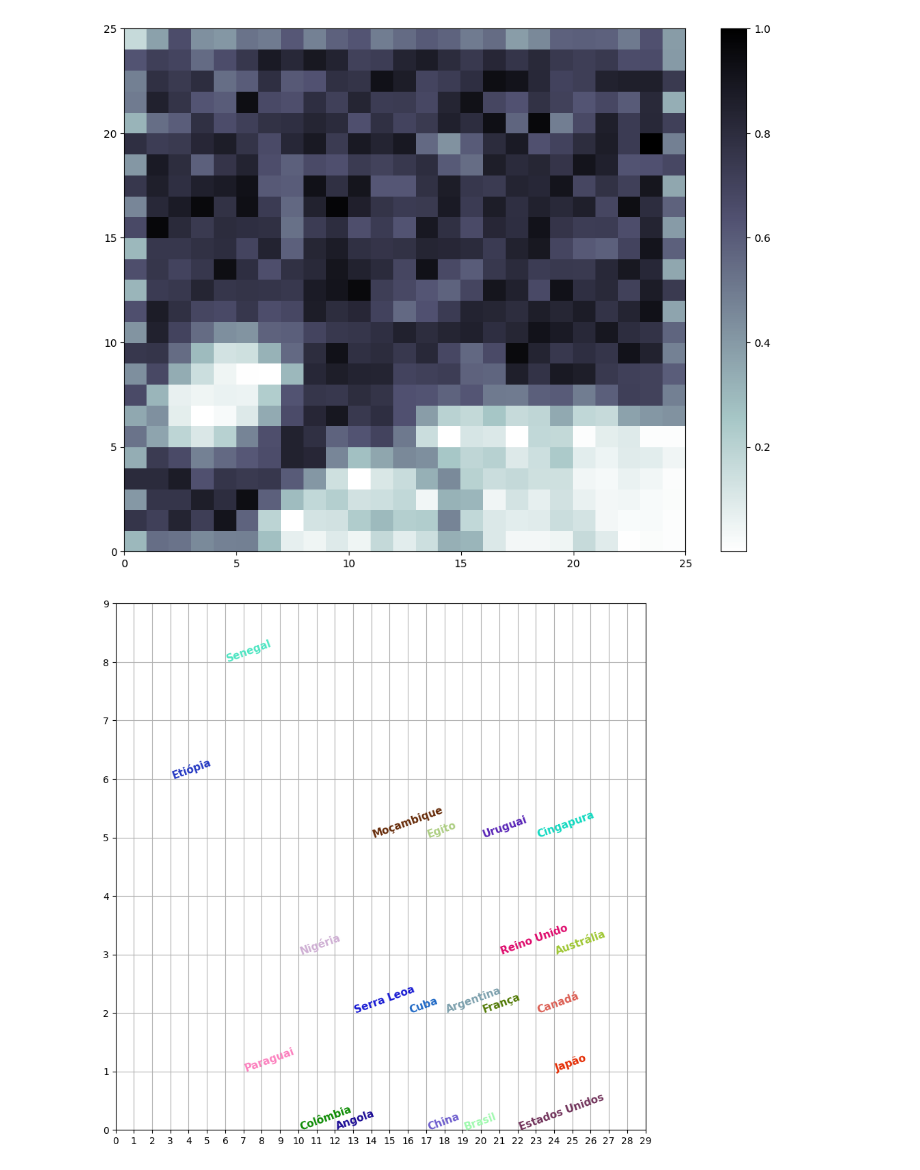
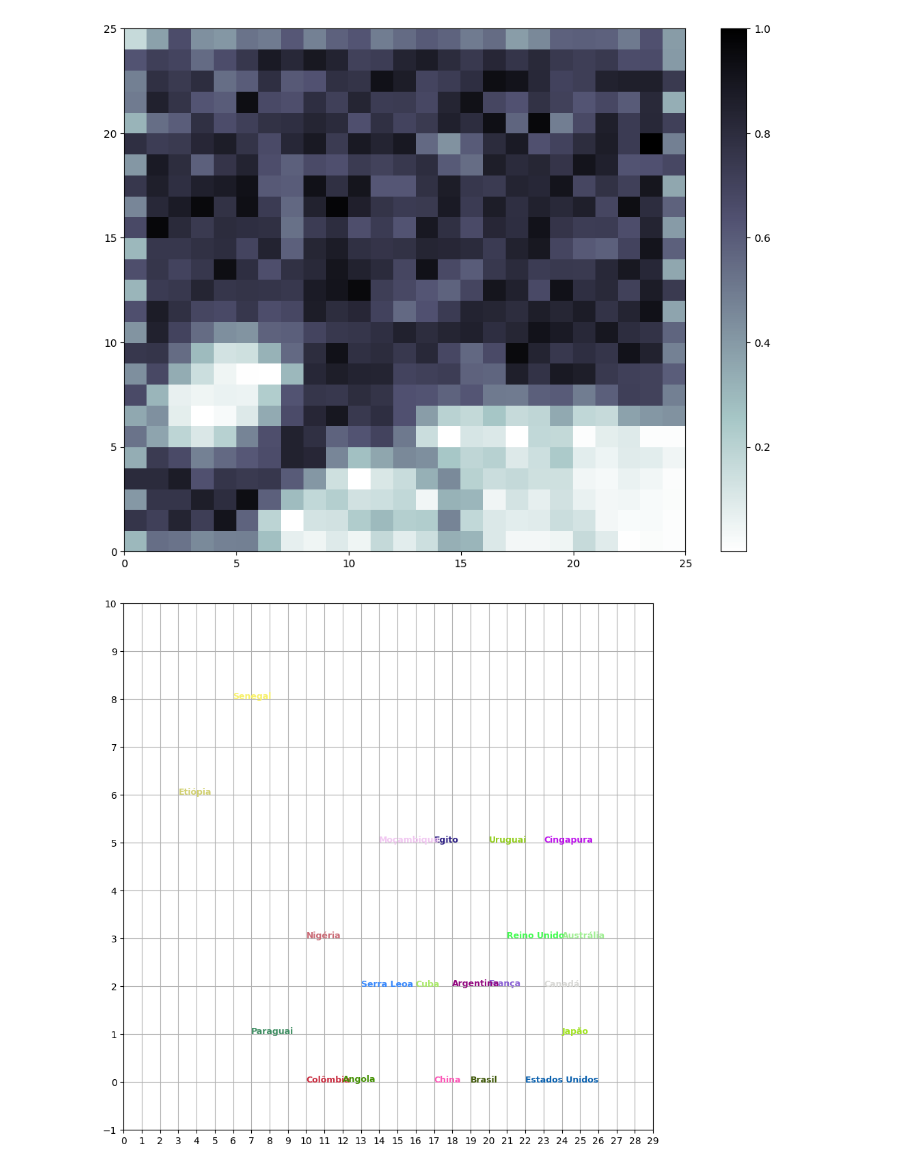
Before and after one commit to luizdts/artificial-intelligence, a Jupyter notebook: Unidade 3/Questao3.ipynb, the cells around one changed output. Saved outputs shown, nothing was run; the diff lists cells and outputs as text; code cells hidden in the pictures.

```diff
--- a/Unidade 3/Questao3.ipynb
+++ b/Unidade 3/Questao3.ipynb
@@ -35,22 +36,22 @@ plt.show()
 # %%
 plt.figure(figsize=(10,10))
 wmap = {}
 im = 0
 
 for x, t in zip(data.values, paises):
   w = som.winner(x)
   wmap[w] = im
   plt.text(
       w[0], w[1], str(t),
-      rotation=20,
+      rotation=0,
       c=np.random.rand(3,),
-      fontdict={'weight': 'bold', 'size': 11}
+      fontdict={'weight': 'bold', 'size': 9}
   )
   im = im+1
 plt.xticks(range(30))
-plt.yticks(range(10))
+plt.yticks(range(-1, 11))
 plt.grid()
 
-plt.show()
+plt.show() # Plota o nome dos países no grid do algoritmo SOM
 # %% [output]
-[figure, old version]
+[figure, new version]
```
Also changed, not shown: parts of 5 cells of this notebook.
